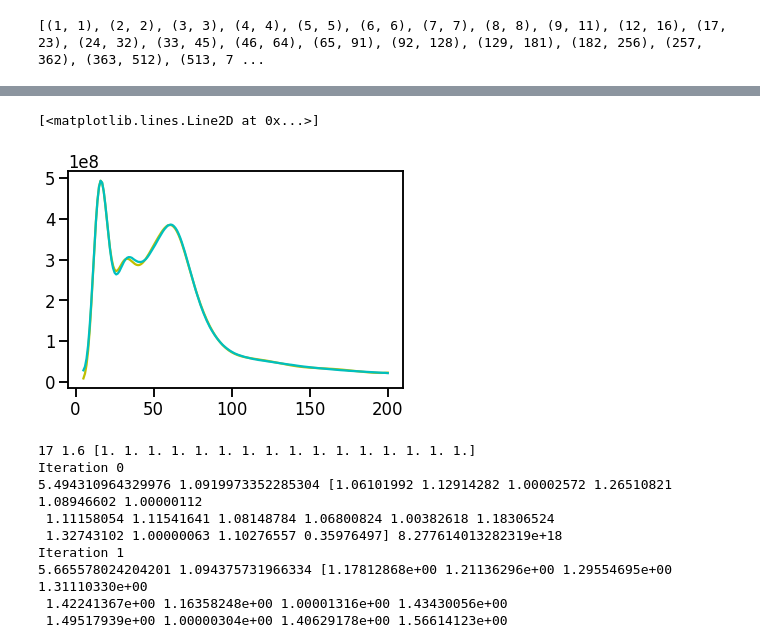
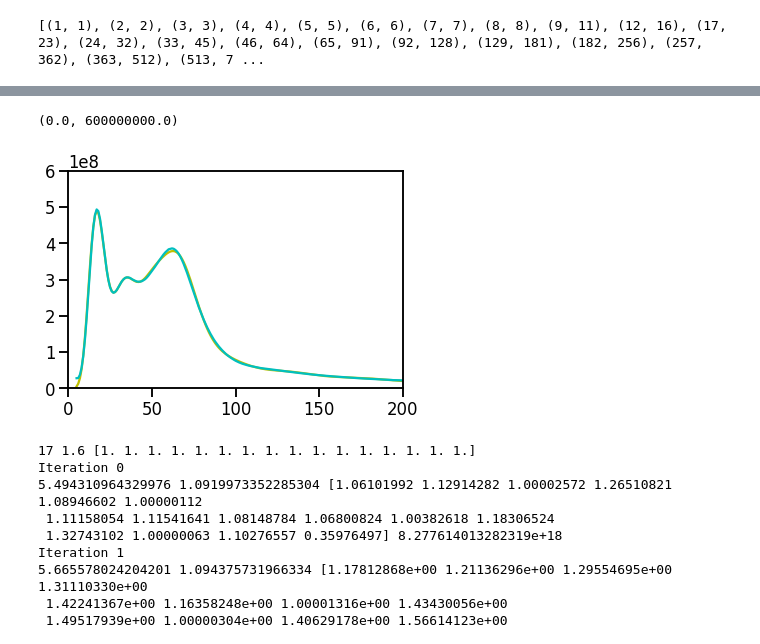
Before and after one commit to tanghaibao/bio-pipeline, a Jupyter notebook: notebooks/kmer/Assembly-kmer-estimates.ipynb, the cells around one changed output, grey strips where cells are left out. Cells and saved outputs as stored; diff of their text form; code cells hidden in the pictures.

```diff
--- a/notebooks/kmer/Assembly-kmer-estimates.ipynb
+++ b/notebooks/kmer/Assembly-kmer-estimates.ipynb
@@ -160,9 +204,17 @@ from functools import lru_cache
 
 method, xopt = "bounded", "xatol"
 
+new_hist = hist[:-1]
+coverage_range = np.arange(5, len(new_hist), dtype=np.int)
+P = new_hist[coverage_range] * coverage_range
+
 @lru_cache(maxsize=None)
-def nbinom_pmf_range(n, p, bin_id):
+def nbinom_pmf_range(lambda_: int, rho: int, bin_id: int):
     stacked = np.zeros(len(coverage_range), dtype=np.float64)
+    lambda_ /= 100  # 2-digit precision
+    rho /= 100      # 2-digit precision
+    n = lambda_ / (rho - 1)
+    p = 1 / rho
     start, end = bins[bin_id]
     for i in range(start, end + 1):
         stacked += nbinom.pmf(coverage_range, n * i, p)
@@ -170,10 +222,10 @@ def nbinom_pmf_range(n, p, bin_id):
 
 def generative_model(G, lambda_, rho):
     stacked = np.zeros(len(coverage_range), dtype=np.float64)
-    n = lambda_ / (rho - 1)
-    p = 1 / rho
-    for i, g in enumerate(G):
-        stacked += g * nbinom_pmf_range(n, p, i)
+    lambda_ = int(round(lambda_ * 100))
+    rho = int(round(rho * 100))
+    for bin_id, g in enumerate(G):
+        stacked += g * nbinom_pmf_range(lambda_, rho, bin_id)
     stacked *= coverage_range
     return stacked
 
@@ -184,7 +236,11 @@ def func(lambda_, rho, G):
 def optimize_func(lambda_, rho, G):
     # Iterate over all G
     for i, g in enumerate(G):
-        optimize_func_Gi(lambda_, rho, G, i)
+        G_i = optimize_func_Gi(lambda_, rho, G, i)
+        if not 1 < G_i < 9.9e9:   # Optimizer did not optimize this G_i
+            break
+    # Also remove the last bin since it is subject to marginal effect
+    G[i - 1] = 0
     lambda_ = optimize_func_lambda_(lambda_, rho, G)
     rho = optimize_func_rho(lambda_, rho, G)
     score = func(lambda_, rho, G)
@@ -207,7 +263,8 @@ def optimize_func_Gi(lambda_, rho, G, i):
     def f(arg):
         G[i] = arg
         return func(lambda_, rho, G)
-    minimize_scalar(f, bounds=(0, 1e10), method=method, options={xopt: 100})
+    res = minimize_scalar(f, bounds=(0, 1e10), method=method, options={xopt: 100})
+    return res.x
 
 G0 = np.zeros(len(bins))
 l0 = 17
@@ -226,8 +283,8 @@ def run_optimization():
             print(ll, rr, GG, score)
     print("Success!")
     # Remove bogus values that are close to 1e10
-    GG = [(g if g < 9.9e9 else 0) for g in GG]
-    return ll, rr, GG
+    final_GG = [g for g in GG if 1 < g < 9.9e9]
+    return ll, rr, final_GG
 
 ll, rr, GG = run_optimization()
 # %% [output]
@@ -273,10 +398,12 @@ Copy-22: 0 (0.0%)
 # %%
 stacked = generative_model(GG, ll, rr)
 plt.plot(coverage_range, stacked, "y-")
 plt.plot(coverage_range, P, "c-")
+plt.gca().set_xlim(0, 200)
+plt.gca().set_ylim(0, 6e8)
 # %% [output]
-[<matplotlib.lines.Line2D at 0x...>]
+(0.0, 600000000.0)
-[figure, old version]
+[figure, new version]
 # %%
 # Optimize all variables at once
 def optimize_func(lambda_, rho, G):
```
Also changed, not shown: parts of 4 cells of this notebook.
